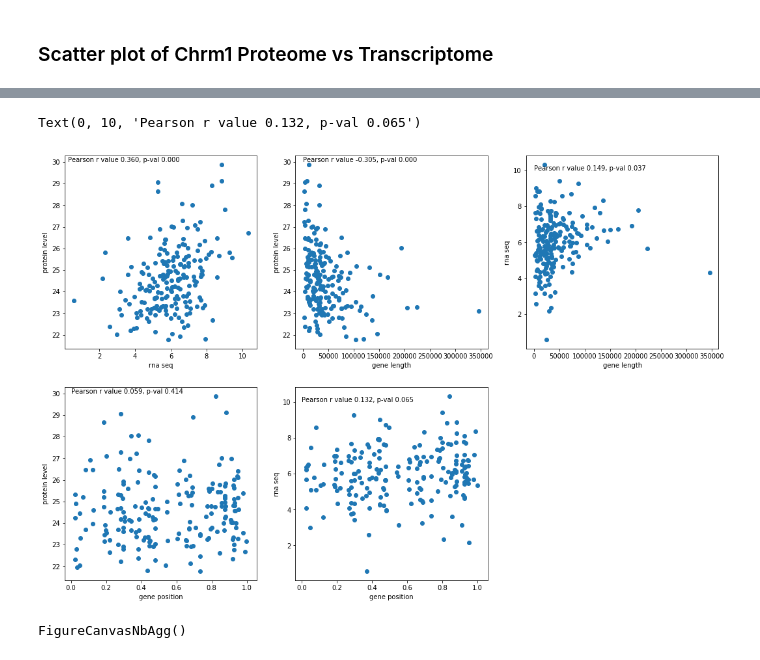
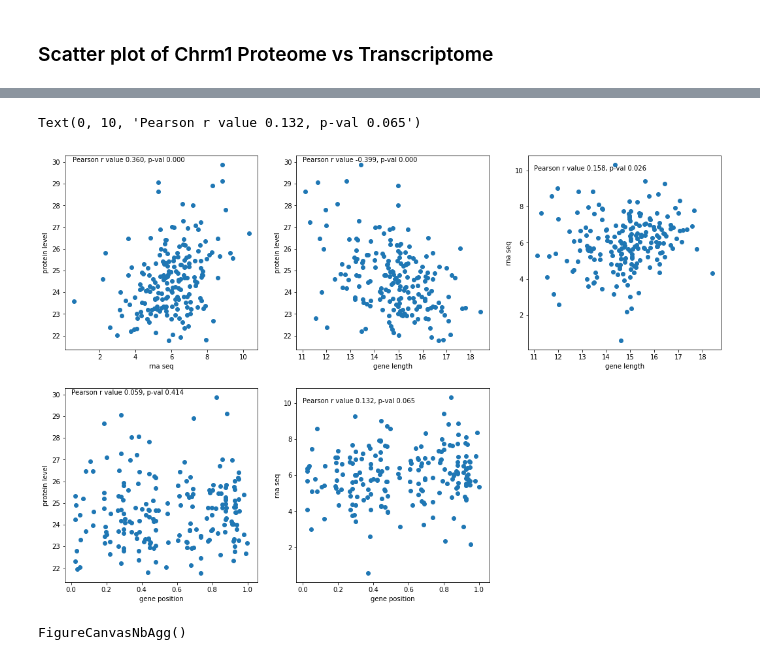
Before and after one commit to danielshak/GaussianProcesses, a Jupyter notebook: Notebooks/PPG/data_viz.ipynb, the cells around one changed output, grey strips where cells are left out. Drawn from its saved outputs; the diff is of its cells as text; code cells hidden in the pictures.

```diff
--- a/Notebooks/data_viz.ipynb
+++ b/Notebooks/PPG/data_viz.ipynb
@@ -133,41 +133,41 @@ fig = plt.figure()
 fig.set_size_inches((18,12))
 ax = fig.add_subplot(231)
 ax.scatter(chrm1_data['AT2_18M_F10'],chrm1_data['WSU_Old'])
 ax.set_xlabel("rna seq")
 ax.set_ylabel("protein level")
 pearsonr = scipy.stats.pearsonr(chrm1_data['AT2_18M_F10'],chrm1_data['WSU_Old'])
-ax.text(.25,30,f'Pearson r value {pearsonr[0]:.3f}, p-val {pearsonr[1]:.3f}')
+ax.text(0.5,30,f'Pearson r value {pearsonr[0]:.3f}, p-val {pearsonr[1]:.3f}')
 
 ax2 = fig.add_subplot(232)
-ax2.scatter(chrm1_data['gene length'],chrm1_data['WSU_Old'])
+ax2.scatter(np.log2(chrm1_data['gene length']),chrm1_data['WSU_Old'])
 ax2.set_xlabel("gene length")
 ax2.set_ylabel("protein level")
-pearsonr = scipy.stats.pearsonr(chrm1_data['gene length'],chrm1_data['WSU_Old'])
-ax2.text(.25,30,f'Pearson r value {pearsonr[0]:.3f}, p-val {pearsonr[1]:.3f}')
+pearsonr = scipy.stats.pearsonr(np.log2(chrm1_data['gene length']),chrm1_data['WSU_Old'])
+ax2.text(11,30,f'Pearson r value {pearsonr[0]:.3f}, p-val {pearsonr[1]:.3f}')
 
 ax3 = fig.add_subplot(233)
-ax3.scatter(chrm1_data['gene length'],chrm1_data['AT2_18M_F10'])
+ax3.scatter(np.log2(chrm1_data['gene length']),chrm1_data['AT2_18M_F10'])
 ax3.set_xlabel("gene length")
 ax3.set_ylabel("rna seq")
-pearsonr = scipy.stats.pearsonr(chrm1_data['gene length'],chrm1_data['AT2_18M_F10'])
-ax3.text(.25,10,f'Pearson r value {pearsonr[0]:.3f}, p-val {pearsonr[1]:.3f}')
+pearsonr = scipy.stats.pearsonr(np.log2(chrm1_data['gene length']),chrm1_data['AT2_18M_F10'])
+ax3.text(11,10,f'Pearson r value {pearsonr[0]:.3f}, p-val {pearsonr[1]:.3f}')
 
 ax4 = fig.add_subplot(234)
 ax4.scatter(chrm1_data['AvgChrs'],chrm1_data['WSU_Old'])
 ax4.set_xlabel("gene position")
 ax4.set_ylabel("protein level")
 pearsonr = scipy.stats.pearsonr(chrm1_data['AvgChrs'],chrm1_data['WSU_Old'])
 ax4.text(0,30,f'Pearson r value {pearsonr[0]:.3f}, p-val {pearsonr[1]:.3f}')
 
 ax5 = fig.add_subplot(235)
 ax5.scatter(chrm1_data['AvgChrs'],chrm1_data['AT2_18M_F10'])
 ax5.set_xlabel("gene position")
 ax5.set_ylabel("rna seq")
 pearsonr = scipy.stats.pearsonr(chrm1_data['AvgChrs'],chrm1_data['AT2_18M_F10'])
 ax5.text(0,10,f'Pearson r value {pearsonr[0]:.3f}, p-val {pearsonr[1]:.3f}')
 # %% [output]
 Text(0, 10, 'Pearson r value 0.132, p-val 0.065')
-[figure, old version]
+[figure, new version]
 # %%
 %matplotlib widget
 # %%
```
Also changed, not shown: 4 other files.
